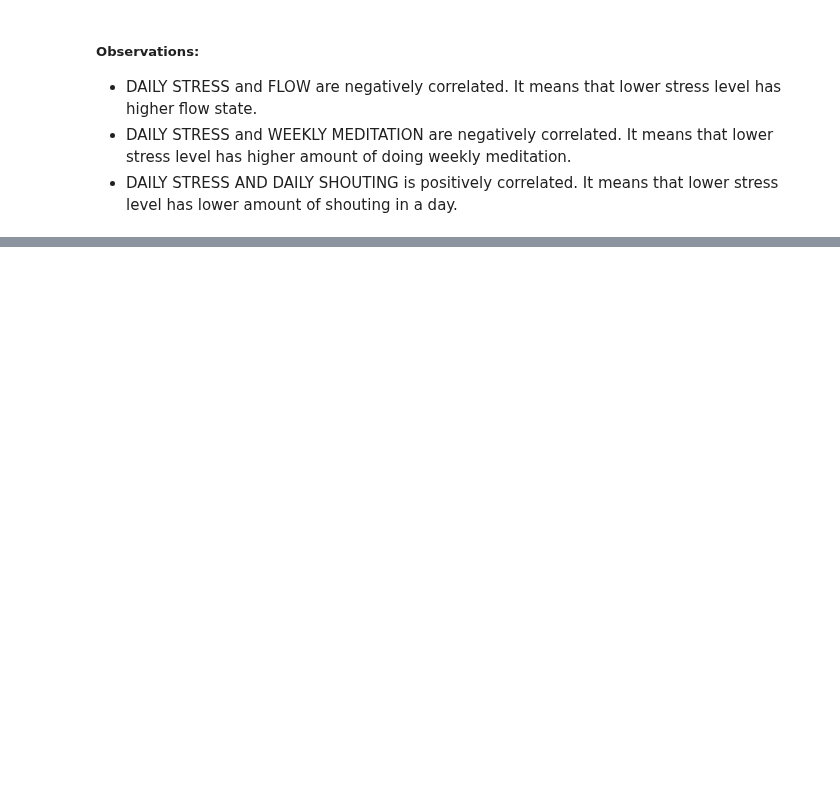
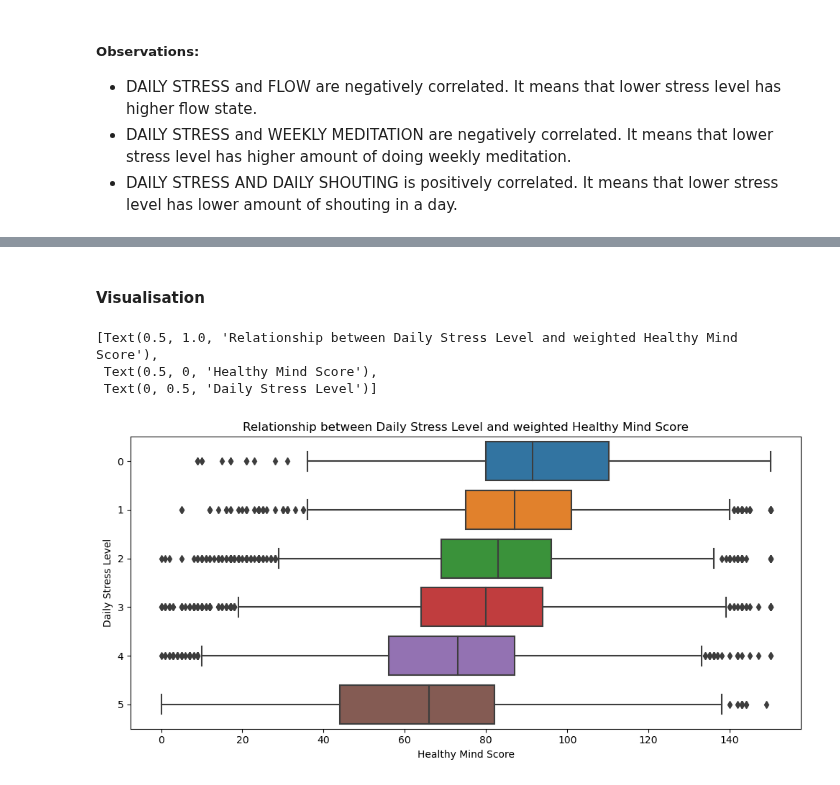
Before and after one commit to ubco-W2022T2-data301/project-group-group06, a Jupyter notebook: analysis/analysis1.ipynb, the cells around one changed output, grey strips where cells are left out. Drawn from its saved outputs; the diff is of its cells as text; code cells hidden in the pictures; blank space fills up the shorter version.

Commit message:
Analysis of Visualisation

```diff
--- a/analysis/analysis1.ipynb
+++ b/analysis/analysis1.ipynb
@@ -295,0 +149,5 @@ array([ 5,  2,  0,  3,  1,  7,  6,  4, 10,  8,  9])
+# %%
+import sys
+sys.path.append('code')
+from project_functions1 import load_clean_process
+data = load_clean_process("../data/raw/Wellbeing_and_lifestyle_data_Kaggle.csv")
@@ -295,0 +192,10 @@ array([ 5,  2,  0,  3,  1,  7,  6,  4, 10,  8,  9])
+# %% [markdown]
+#### Visualisation
+# %%
+plt.rcParams["figure.figsize"] = [10, 5]
+sns.boxplot(data = data, x="WEIGHTED_SCORE", y="DAILY_STRESS", orient = "h").set(title = "Relationship between Daily Stress Level and weighted Healthy Mind Score", xlabel = "Healthy Mind Score", ylabel = "Daily Stress Level")
+# %% [output]
+[Text(0.5, 1.0, 'Relationship between Daily Stress Level and weighted Healthy Mind Score'),
+ Text(0.5, 0, 'Healthy Mind Score'),
+ Text(0, 0.5, 'Daily Stress Level')]
+[figure, added]
```
Also changed, not shown: parts of 41 cells of this notebook, 1 other file.
